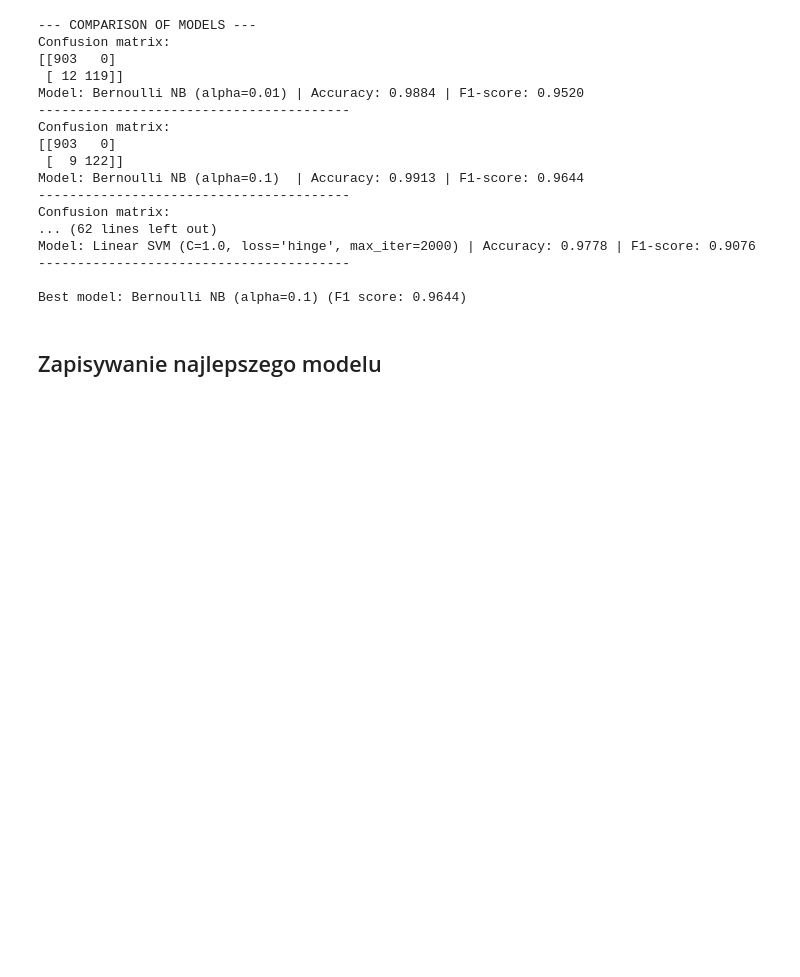
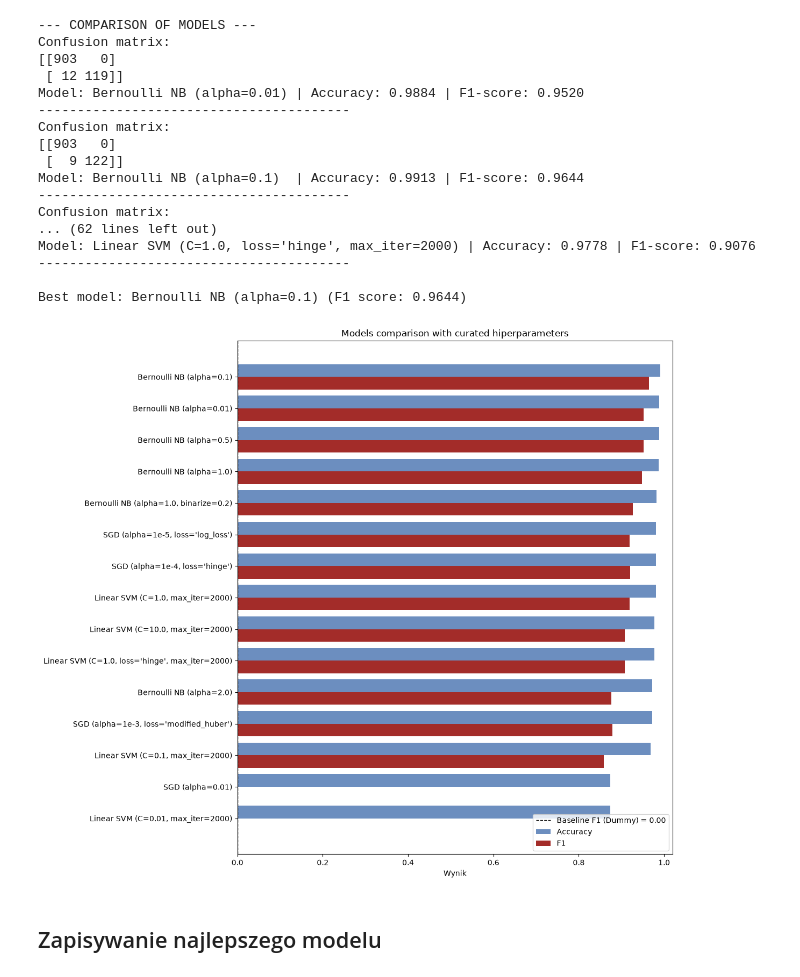
Before and after one commit to moshenetsb/ml-spam-detector, a Jupyter notebook: notebooks/03_model_selection.ipynb, the cells around one changed output. Drawn from its saved outputs; the diff is of its cells as text; code cells hidden in the pictures; blank space fills up the shorter version.

```diff
--- a/notebooks/03_model_selection.ipynb
+++ b/notebooks/03_model_selection.ipynb
@@ -180,7 +206,7 @@ tuned_models = {
     "Linear SVM (C=1.0, loss='hinge', max_iter=2000)": LinearSVC(C=1.0, loss='hinge', random_state=42, max_iter=2000),
 }
 
-tuned_best_model, tuned_best_score, tuned_best_name = compare_models(tuned_models)
+tuned_best_model, tuned_best_score, tuned_best_name, tuned_results = compare_models(tuned_models)
 # %% [output]
 --- COMPARISON OF MODELS ---
 Confusion matrix:
@@ -199,6 +225,19 @@ Model: Linear SVM (C=1.0, loss='hinge', max_iter=2000) | Accuracy: 0.9778 | F1-s
 ----------------------------------------
 
 Best model: Bernoulli NB (alpha=0.1) (F1 score: 0.9644)
+# %%
+dummy_pred = dummy_clf.predict(X_test_tfidf)
+dummy_f1 = f1_score(y_test, dummy_pred, zero_division=0)
+
+_ = plot_model_comparison(
+    tuned_results,
+    metrics=("accuracy", "f1"),
+    baseline_value=dummy_f1,
+    baseline_label=f"Baseline F1 (Dummy) = {dummy_f1:.2f}",
+    title="Models comparison with curated hiperparameters",
+)
+# %% [output]
+[figure, added]
 # %% [markdown]
 ## Zapisywanie najlepszego modelu
 # %%
```
Also changed, not shown: parts of 11 cells of this notebook, 9 other files.
